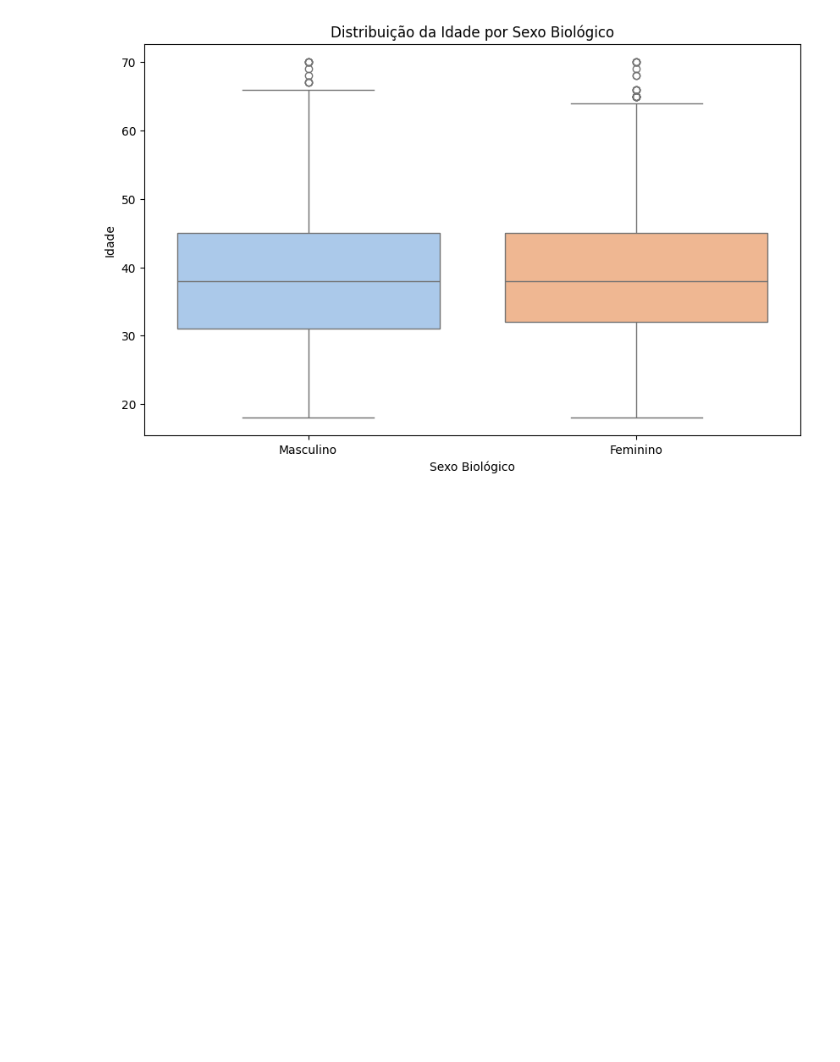
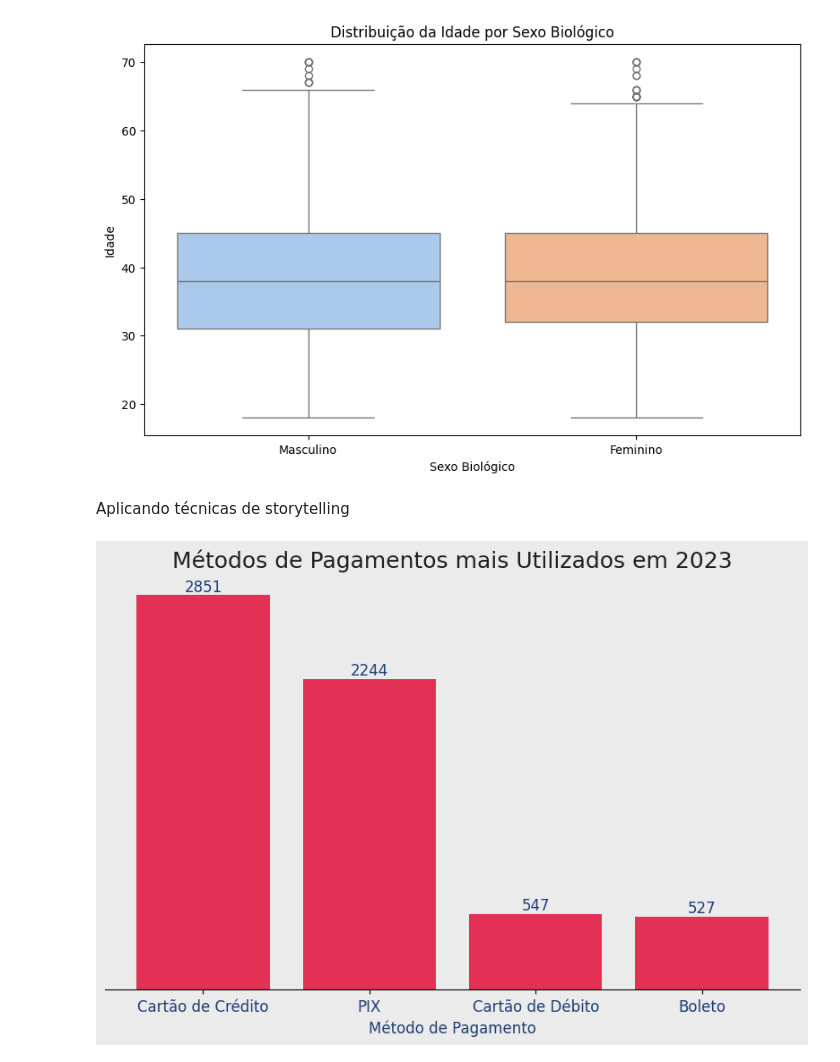
Before and after one commit to ingridalvesz/IA.Data.Science, a Jupyter notebook: dataia.ipynb, the cells around one changed output. Drawn from its saved outputs; the diff is of its cells as text; code cells hidden in the pictures; blank space fills up the shorter version.

Commit message:
#StorytellingWhitData

```diff
--- a/dataia.ipynb
+++ b/dataia.ipynb
@@ -429,3 +429,35 @@ fig.update_traces(textinfo='label+value')
 
 # Exibir o gráfico
 fig.show()
+# %% [markdown]
+Aplicando técnicas de storytelling
+# %%
+# Adicionando as cores como variáveis do projeto
+VERMELHO_1,	VERMELHO_2,	VERMELHO_3 = "#e23155",	"#cc2c4e", "#b32742"
+AZUL_1,	AZUL_2,	AZUL_3 = "#203f75",	"#1c3867", "#19325b"
+BRANCO,	CINZA_1, CINZA_2, CINZA_3, CINZA_4,	CINZA_5 = "#ffffff", "#ebebeb",	"#d9d9d9", "#cccccc", "#555655", "#231f20"
+AQUA_1,	AQUA_2,	AQUA_3 = "#addcd4",	"#9fccc5", "#96bfb9"
+# %%
+# Agrupar por método de pagamento e contar o total de ocorrências
+metodos_de_pagamento = df['metodo_pagamento'].value_counts()
+
+# Configurações do gráfico
+plt.figure(figsize=(10, 6), facecolor=CINZA_1)
+ax = plt.axes()
+ax.set_facecolor(CINZA_1)
+plt.bar(metodos_de_pagamento.index, metodos_de_pagamento, color=VERMELHO_1)
+
+# Adicionar texto com o total acima de cada barra
+for i, v in enumerate(metodos_de_pagamento):
+    plt.text(i, v + 0.1, str(v), ha='center', va='bottom', color=AZUL_1, fontsize=12)
+
+# Configurações adicionais
+plt.title('Métodos de Pagamentos mais Utilizados em 2023', fontsize=18, color=CINZA_5)
+plt.xticks(fontsize=12, color=AZUL_1)
+plt.yticks([])
+plt.xlabel('Método de Pagamento', fontsize=12, color=AZUL_1)
+ax.spines[['top', 'right', 'left']].set_visible(False)
+
+plt.show()
+# %% [output]
+[figure, added]
```
Also changed, not shown: parts of 2 cells of this notebook.
